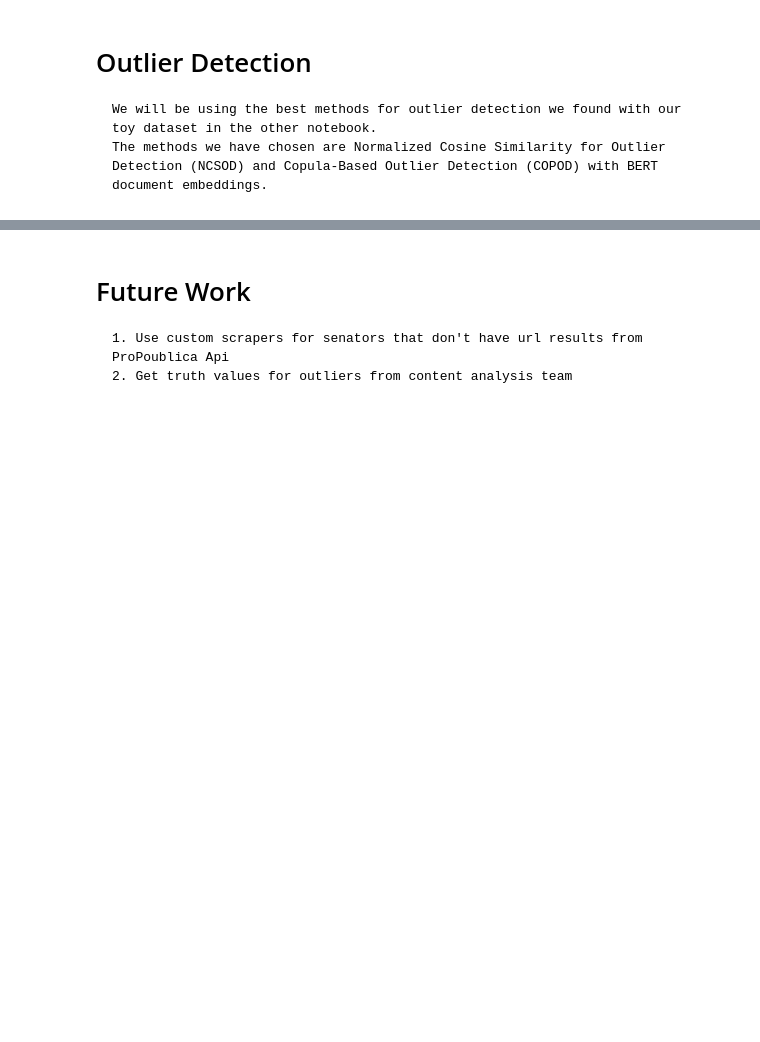
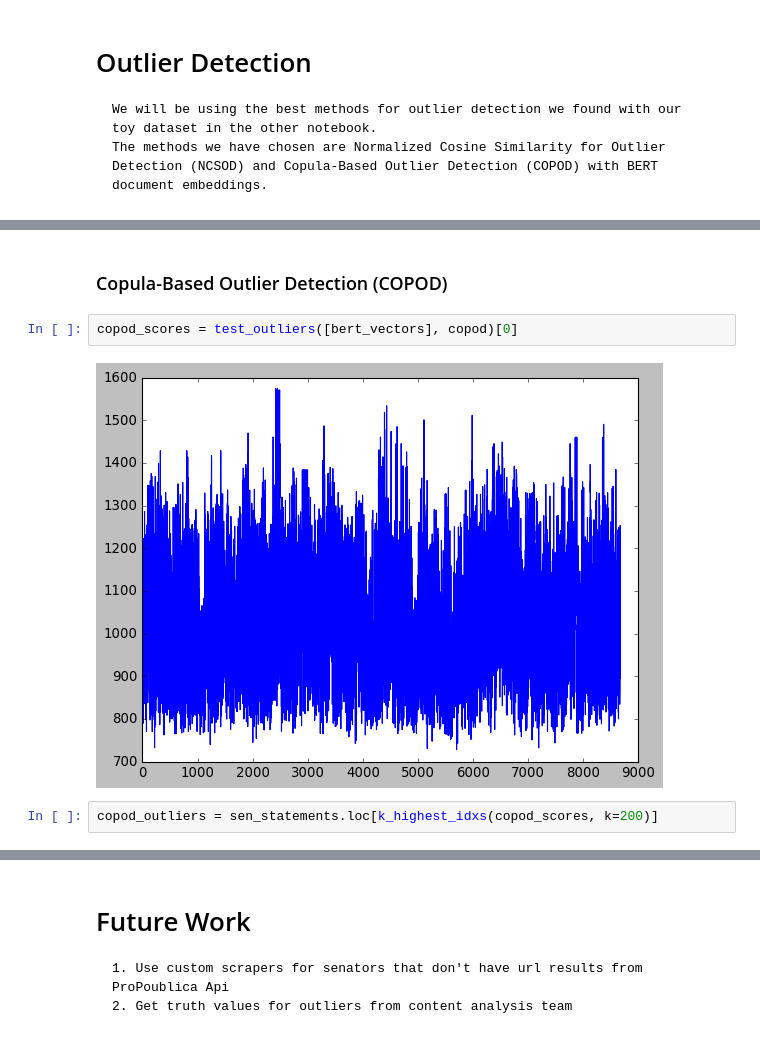
Before and after one commit to cmmattingly/sod, a Jupyter notebook: notebooks/1.0-sen-outlier-detection.ipynb, the cells around one changed output, grey strips where cells are left out. Saved outputs shown, nothing was run; the diff lists cells and outputs as text; blank space fills up the shorter version.

```diff
--- a/notebooks/1.0-sen-outlier-detection.ipynb
+++ b/notebooks/1.0-sen-outlier-detection.ipynb
@@ -104,0 +94,8 @@ sen_statements.loc[k_lowest_idxs(ncsod_scores, k=200)]
+# %% [markdown]
+### Copula-Based Outlier Detection (COPOD)
+# %%
+copod_scores = test_outliers([bert_vectors], copod)[0]
+# %% [output]
+[figure, added]
+# %%
+copod_outliers = sen_statements.loc[k_highest_idxs(copod_scores, k=200)]
```
Also changed, not shown: parts of 26 cells of this notebook, 8 other files.
